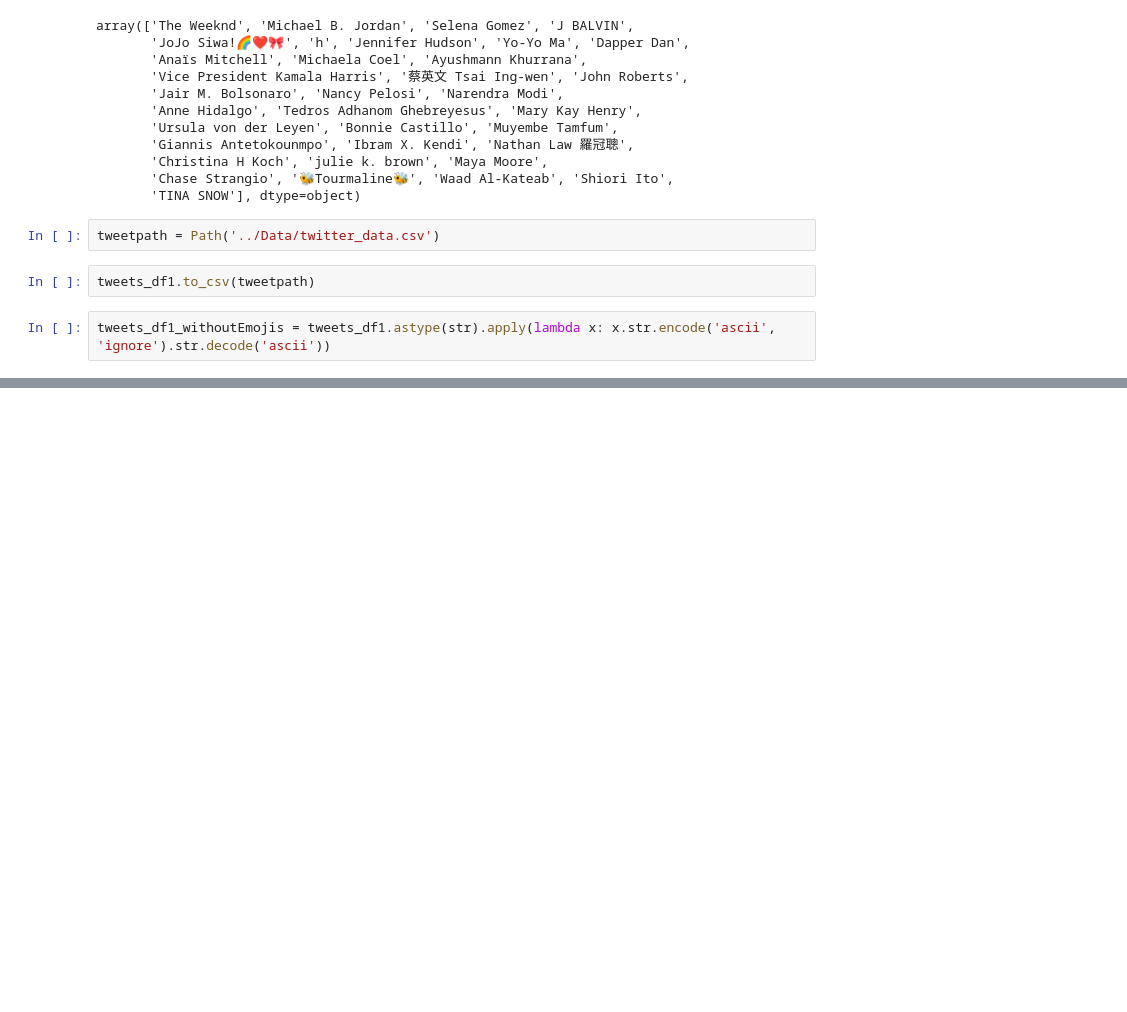
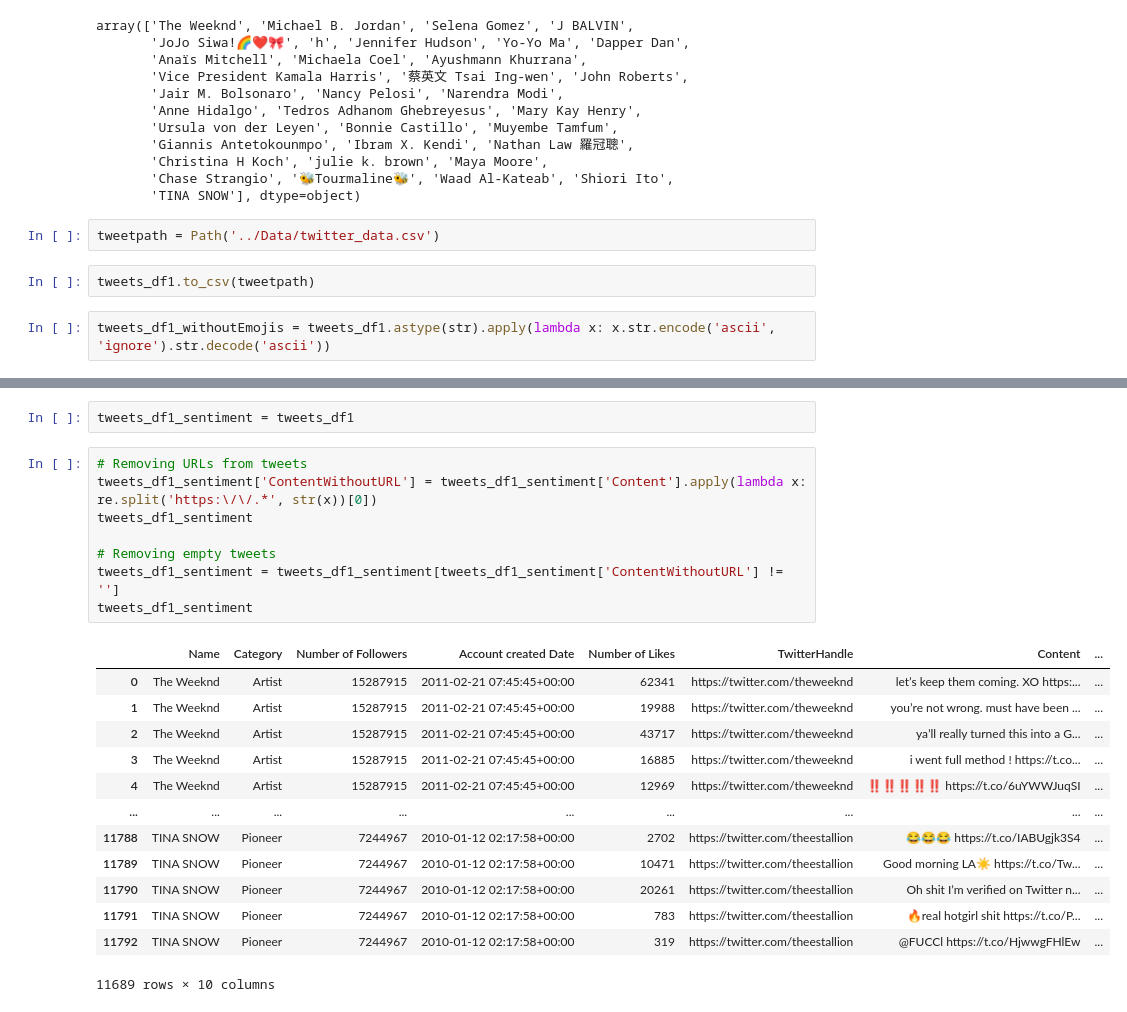
Before and after one commit to Surb22/Final-Project-IS417, a Jupyter notebook: Code/twitter_data.ipynb, the cells around one changed output, grey strips where cells are left out. Cells and saved outputs as stored; diff of their text form; blank space fills up the shorter version.

```diff
--- a/Code/twitter_data.ipynb
+++ b/Code/twitter_data.ipynb
@@ -196,0 +158,24 @@ sum_value.sort_values("count", ascending=False)
+# %%
+tweets_df1_sentiment = tweets_df1
+# %%
+# Removing URLs from tweets
+tweets_df1_sentiment['ContentWithoutURL'] = tweets_df1_sentiment['Content'].apply(lambda x: re.split('https:\/\/.*', str(x))[0])
+tweets_df1_sentiment
+
+# Removing empty tweets
+tweets_df1_sentiment = tweets_df1_sentiment[tweets_df1_sentiment['ContentWithoutURL'] != '']
+tweets_df1_sentiment
+# %% [output]
+|  | Name | Category | Number of Followers | Account created Date | Number of Likes | TwitterHandle | Content | ... |
+| 0 | The Weeknd | Artist | 15287915 | 2011-02-21 07:45:45+00:00 | 62341 | https://twitter.com/theweeknd | let’s keep them coming. XO https:... | ... |
+| 1 | The Weeknd | Artist | 15287915 | 2011-02-21 07:45:45+00:00 | 19988 | https://twitter.com/theweeknd | you’re not wrong. must have been ... | ... |
+| 2 | The Weeknd | Artist | 15287915 | 2011-02-21 07:45:45+00:00 | 43717 | https://twitter.com/theweeknd | ya’ll really turned this into a G... | ... |
+| 3 | The Weeknd | Artist | 15287915 | 2011-02-21 07:45:45+00:00 | 16885 | https://twitter.com/theweeknd | i went full method ! https://t.co... | ... |
+| 4 | The Weeknd | Artist | 15287915 | 2011-02-21 07:45:45+00:00 | 12969 | https://twitter.com/theweeknd | ‼️‼️‼️‼️‼️ https://t.co/6uYWWJuqSI | ... |
+| ... | ... | ... | ... | ... | ... | ... | ... | ... |
+| 11788 | TINA SNOW | Pioneer | 7244967 | 2010-01-12 02:17:58+00:00 | 2702 | https://twitter.com/theestallion | 😂😂😂 https://t.co/IABUgjk3S4 | ... |
+| 11789 | TINA SNOW | Pioneer | 7244967 | 2010-01-12 02:17:58+00:00 | 10471 | https://twitter.com/theestallion | Good morning LA☀️ https://t.co/Tw... | ... |
+| 11790 | TINA SNOW | Pioneer | 7244967 | 2010-01-12 02:17:58+00:00 | 20261 | https://twitter.com/theestallion | Oh shit I’m verified on Twitter n... | ... |
+| 11791 | TINA SNOW | Pioneer | 7244967 | 2010-01-12 02:17:58+00:00 | 783 | https://twitter.com/theestallion | 🔥real hotgirl shit https://t.co/P... | ... |
+| 11792 | TINA SNOW | Pioneer | 7244967 | 2010-01-12 02:17:58+00:00 | 319 | https://twitter.com/theestallion | @FUCCl https://t.co/HjwwgFHlEw | ... |
+11689 rows × 10 columns
```
Also changed, not shown: parts of 19 cells of this notebook, 2 other files.
